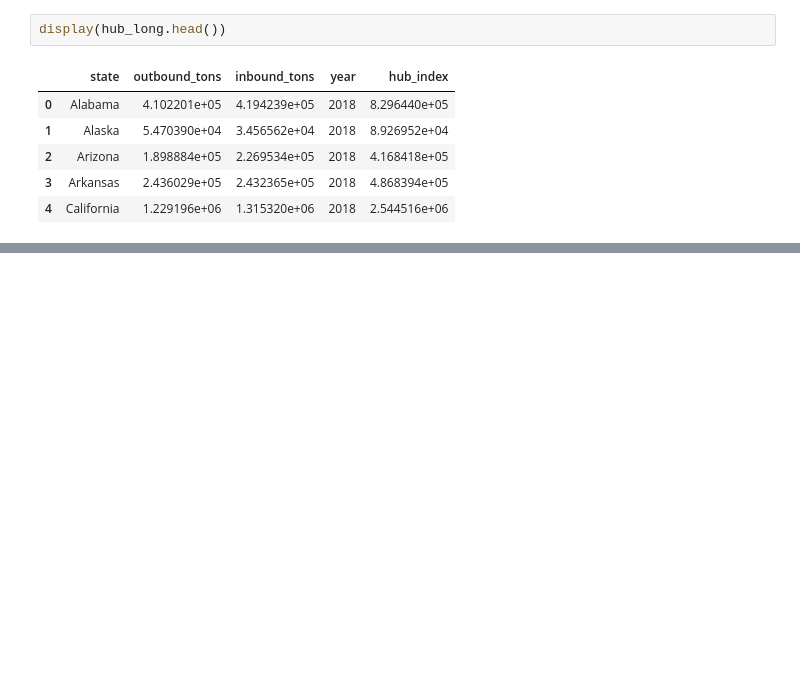
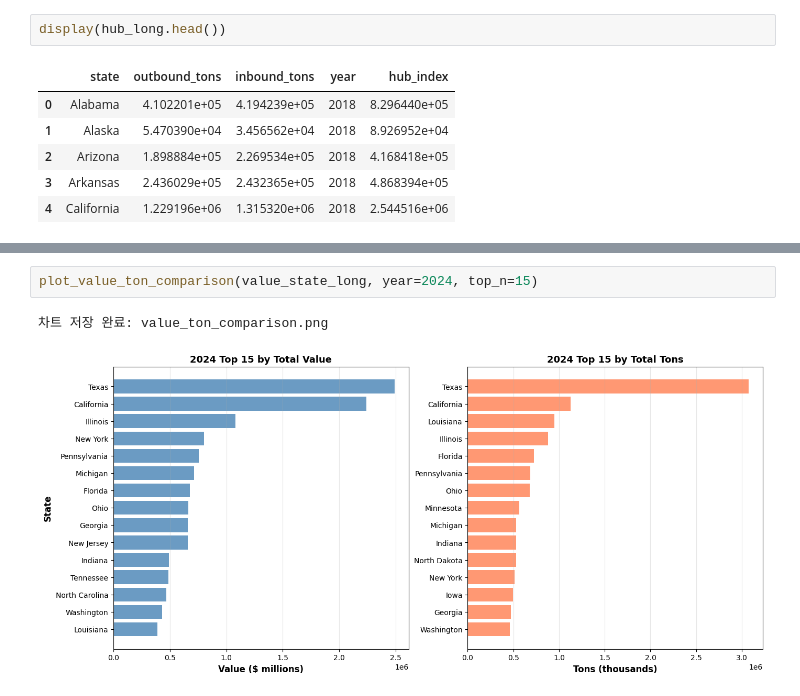
Before and after one commit to jeesy95-creator/Logistics_EDA, a Jupyter notebook: code/code.ipynb, the cells around one changed output, grey strips where cells are left out. Saved outputs shown, nothing was run; the diff lists cells and outputs as text; blank space fills up the shorter version.

```diff
--- a/code/code.ipynb
+++ b/code/code.ipynb
@@ -610,0 +633,5 @@ tons_top = get_top_by_metric(df, 'tons', 2024, 10)
+# %%
+plot_value_ton_comparison(value_state_long, year=2024, top_n=15)
+# %% [output]
+차트 저장 완료: value_ton_comparison.png
+[figure, added]
```
Also changed, not shown: parts of 16 cells of this notebook, 2 other files.
